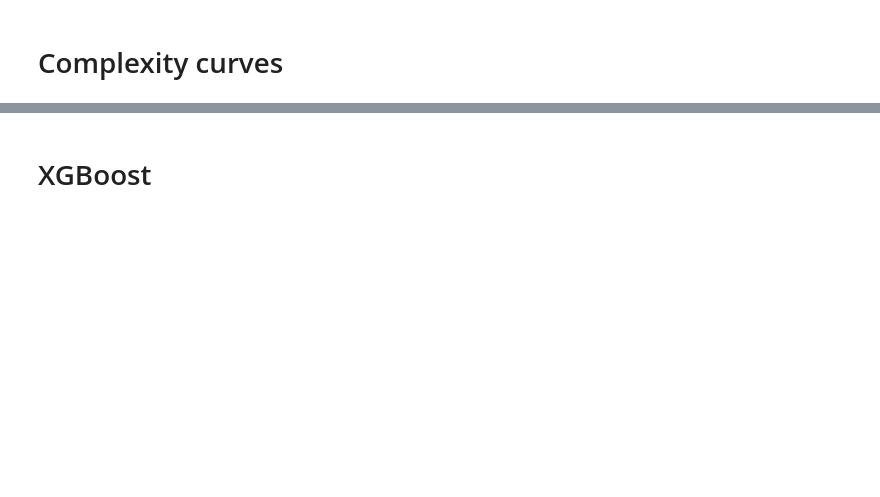
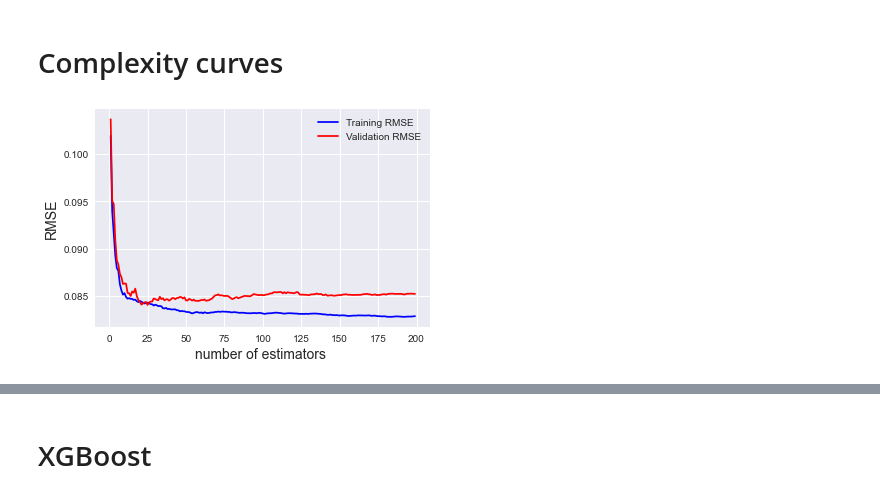
Before and after one commit to sechava4/monitoreogrid, a Jupyter notebook: managev_app/Research/ConsumptionEstimation/Model_generation_notebook.ipynb, the cells around one changed output, grey strips where cells are left out. Saved outputs shown, nothing was run; the diff lists cells and outputs as text; code cells hidden in the pictures; blank space fills up the shorter version.

```diff
--- a/managev_app/Research/ConsumptionEstimation/Model_generation_notebook.ipynb
+++ b/managev_app/Research/ConsumptionEstimation/Model_generation_notebook.ipynb
@@ -475,8 +256,0 @@ test_scaled[cols].isna().sum()
-# %%
-y_test = pd.DataFrame(
-    scaler.transform(
-        test_test[selected_ft.columns]
-    ), columns=selected_ft.columns
-)['consumption_per_km']
-
-predictions = lm_consumo.predict(test_scaled)
@@ -552,7 +337,7 @@ print(grid.best_params_)
 from sklearn.metrics import mean_absolute_error
 
 n_estimators = np.arange(1,200,1)
-X_test = test_scaled[cols].values
+X_test = test_scaled[x_cols].values
 
 train_reg_results = []
 validation_reg_results = []
@@ -572,32 +357,34 @@ for estimators in n_estimators:
     y_pred_train = reg.predict(X)
     train_reg_results.append(np.sqrt(mean_squared_error(y, y_pred_train)))
 
     y_pred = reg.predict(X_test)
     validation_reg_results.append(np.sqrt(mean_squared_error(y_test, y_pred)))
 
     train_reg_r2.append(mean_absolute_error(y, y_pred_train))
 
     validation_reg_r2.append(mean_absolute_error(y_test, y_pred))
 
     #print('R2 =',r2_score(y_test, predictions))
 
 for i in range(len(train_reg_results)):
     train_acc.append(train_reg_results[i])
     val_acc.append(validation_reg_results[i])
     train_r2.append(train_reg_r2[i])
     val_r2.append(validation_reg_r2[i])
 
 
 plt.figure('Complexity curve')
 plt.style.use('seaborn')
 plt.plot(n_estimators, train_acc, 'b', label = 'Training RMSE')
 plt.plot(n_estimators, val_acc, 'r', label = 'Validation RMSE')
 # plt.plot(n_estimators, train_r2, 'c', label = 'Training MAE')
 # plt.plot(n_estimators, val_r2, 'y', label = 'Validation MAE')
 plt.ylabel('RMSE', fontsize = 14)
 plt.xlabel('number of estimators ', fontsize = 14)
 # plt.title('Complexity curves for random forest', fontsize = 18, y = 1.03)
 plt.legend()
 plt.show()
+# %% [output]
+[figure, added]
 # %%
 n_estimators[val_acc.index(min(val_acc))]
```
Also changed, not shown: parts of 65 cells of this notebook, 15 other files.
